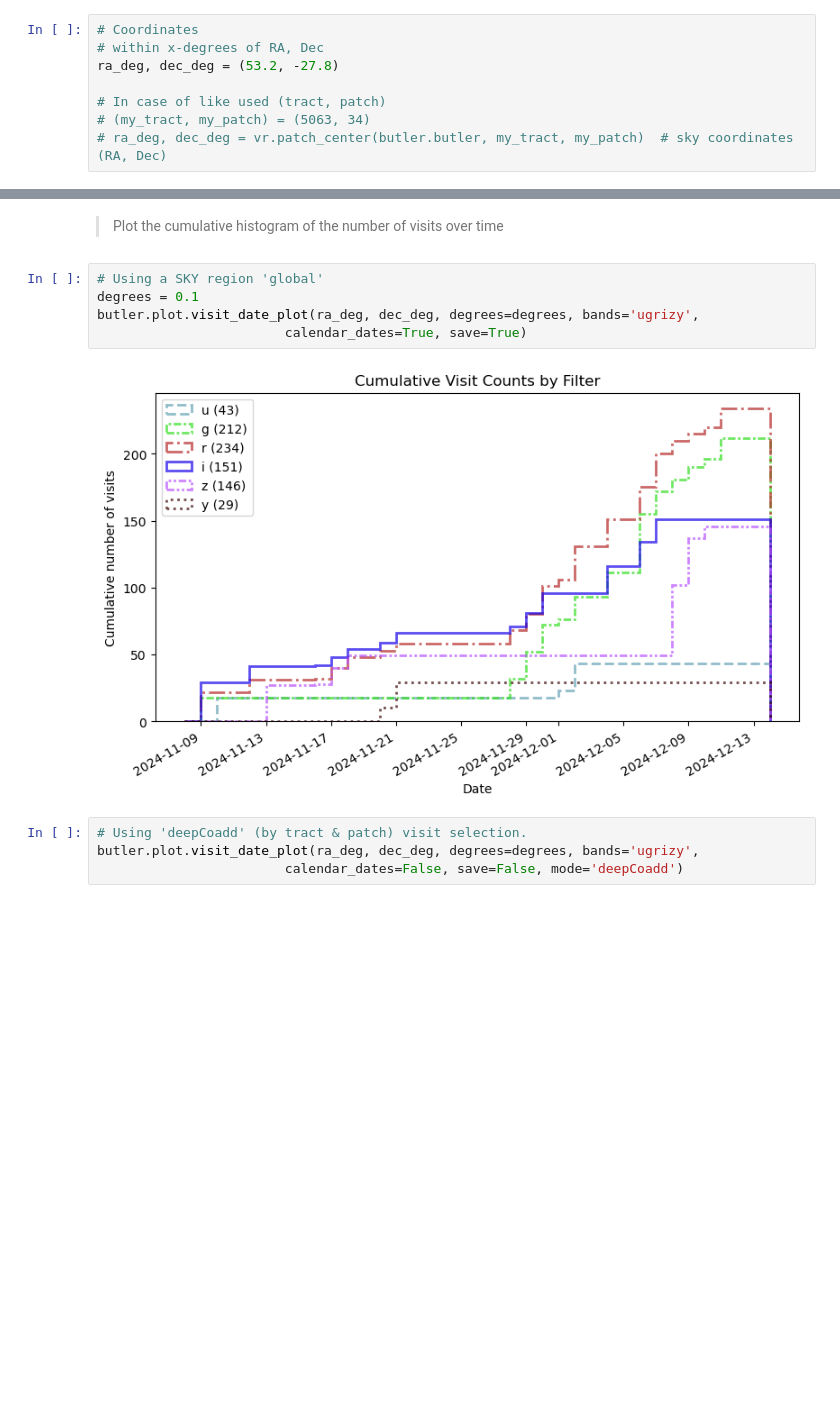
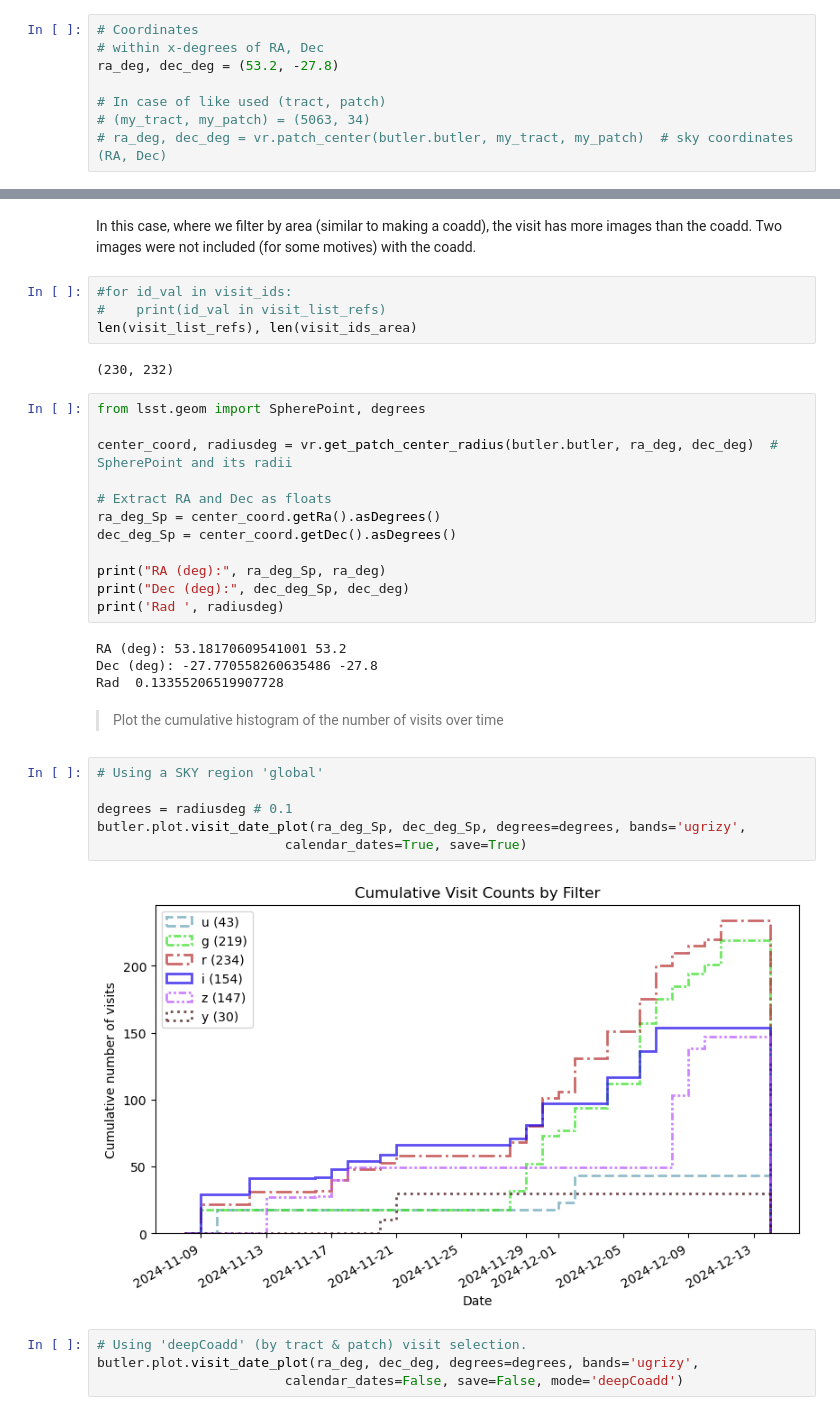
Before and after one commit to Mandy8808/Coadd_VeraRubin, a Jupyter notebook: vr_some_statisticPlots.ipynb, the cells around one changed output, grey strips where cells are left out. Drawn from its saved outputs; the diff is of its cells as text; blank space fills up the shorter version.

```diff
--- a/vr_some_statisticPlots.ipynb
+++ b/vr_some_statisticPlots.ipynb
@@ -28,12 +58,37 @@ ra_deg, dec_deg = (53.2, -27.8)
+# %% [markdown]
+In this case, where we filter by area (similar to making a coadd), the visit has more images than the coadd. Two images were not included (for some motives) with the coadd.
+# %%
+#for id_val in visit_ids:
+#    print(id_val in visit_list_refs)
+len(visit_list_refs), len(visit_ids_area)
+# %% [output]
+(230, 232)
+# %%
+from lsst.geom import SpherePoint, degrees
+
+center_coord, radiusdeg = vr.get_patch_center_radius(butler.butler, ra_deg, dec_deg)  # SpherePoint and its radii
+
+# Extract RA and Dec as floats
+ra_deg_Sp = center_coord.getRa().asDegrees()
+dec_deg_Sp = center_coord.getDec().asDegrees()
+
+print("RA (deg):", ra_deg_Sp, ra_deg)
+print("Dec (deg):", dec_deg_Sp, dec_deg)
+print('Rad ', radiusdeg)
+# %% [output]
+RA (deg): 53.18170609541001 53.2
+Dec (deg): -27.770558260635486 -27.8
+Rad  0.13355206519907728
 # %% [markdown]
 > Plot the cumulative histogram of the number of visits over time
 # %%
 # Using a SKY region 'global'
-degrees = 0.1
-butler.plot.visit_date_plot(ra_deg, dec_deg, degrees=degrees, bands='ugrizy',
+
+degrees = radiusdeg # 0.1
+butler.plot.visit_date_plot(ra_deg_Sp, dec_deg_Sp, degrees=degrees, bands='ugrizy',
                         calendar_dates=True, save=True)
 # %% [output]
-[figure, old version]
+[figure, new version]
 # %%
 # Using 'deepCoadd' (by tract & patch) visit selection.
 butler.plot.visit_date_plot(ra_deg, dec_deg, degrees=degrees, bands='ugrizy',
```
Also changed, not shown: parts of 8 cells of this notebook, 6 other files.
